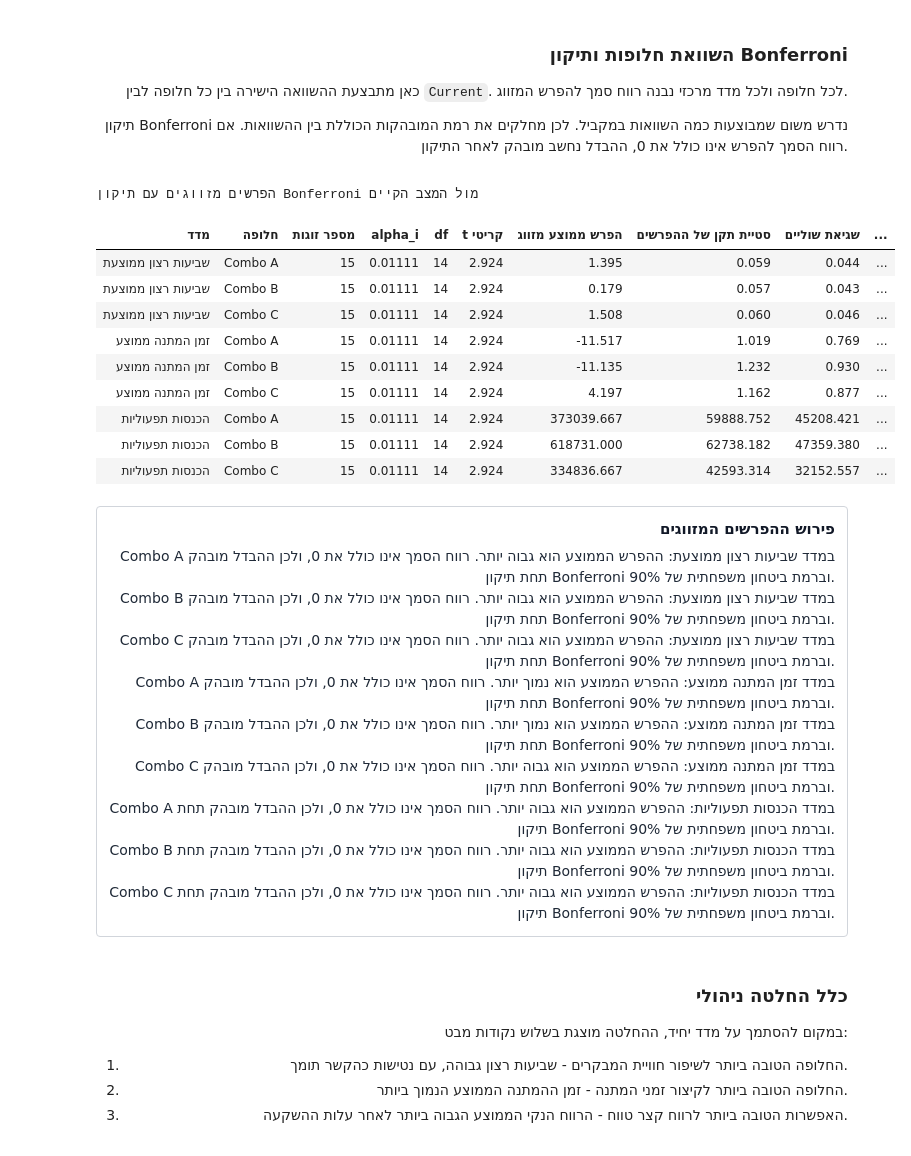
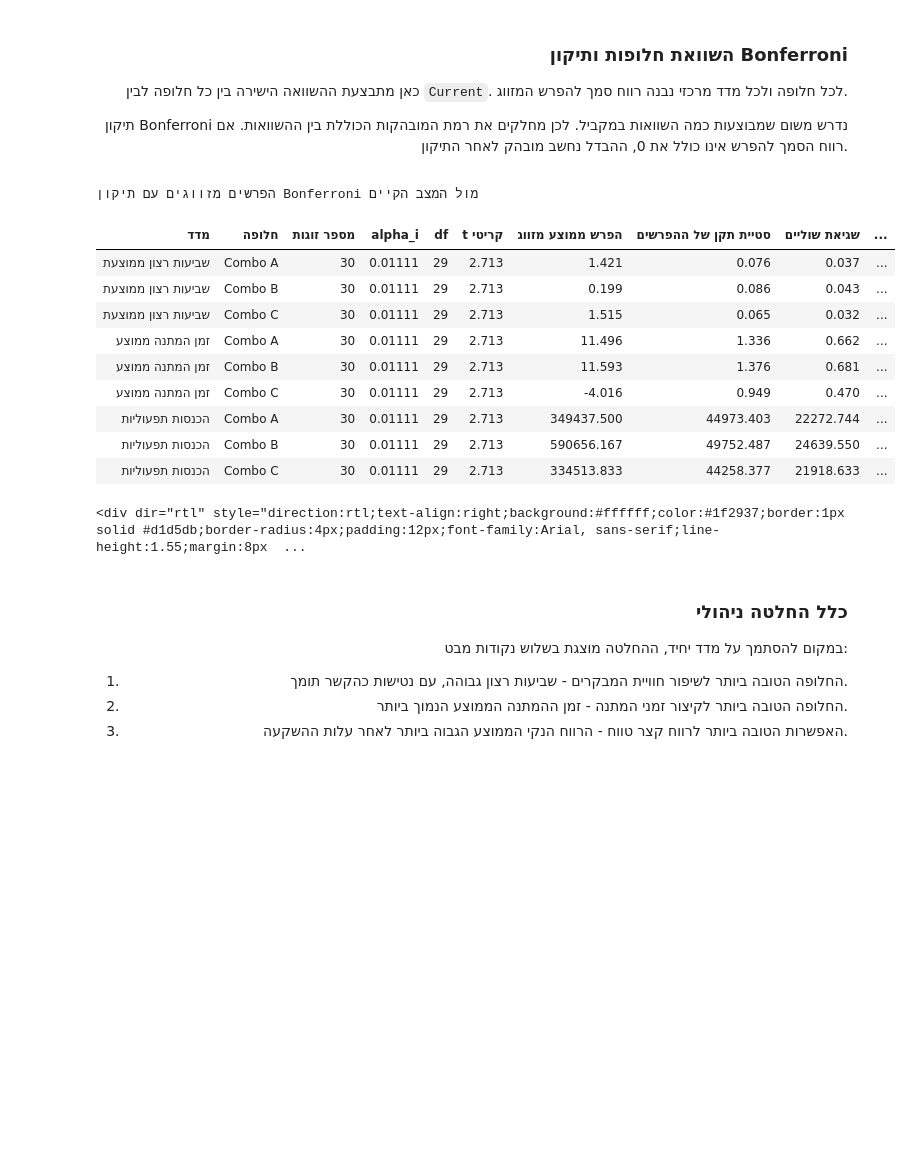
Before and after one commit to elattiass/SimulationPartB, a Jupyter notebook: Queuechella_Colab_Simulation_Report (4).ipynb, the cells around one changed output. Saved outputs shown, nothing was run; the diff lists cells and outputs as text; code cells hidden in the pictures; blank space fills up the shorter version.

```diff
--- a/Queuechella_Colab_Simulation_Report (4).ipynb
+++ b/Queuechella_Colab_Simulation_Report (4).ipynb
@@ -126,13 +126,7 @@ except ImportError:
 
 def report_panel(title, body):
     """Render a clean RTL academic report panel."""
-    html = f"""
-    <div dir="rtl" style="direction:rtl;text-align:right;background:#ffffff;color:#1f2937;border:1px solid #d1d5db;
-                border-radius:4px;padding:12px;font-family:Arial, sans-serif;line-height:1.55;margin:8px 0;">
-      <div style="color:#111827;font-weight:600;margin-bottom:6px;font-size:15px;">{title}</div>
-      <div>{body}</div>
-    </div>
-    """
+    html = f'<div dir="rtl" style="direction:rtl;text-align:right;background:#ffffff;color:#1f2937;border:1px solid #d1d5db;border-radius:4px;padding:12px;font-family:Arial, sans-serif;line-height:1.55;margin:8px 0;"><div style="color:#111827;font-weight:600;margin-bottom:6px;font-size:15px;">{title}</div><div>{body}</div></div>'
     if display and HTML:
         display(HTML(html))
     else:
@@ -145,14 +139,8 @@ def report_table(rows, title="טבלה"):
     if pd is not None:
         df = pd.DataFrame(rows)
         table_html = df.to_html(index=False, border=0, classes="report-table")
-        style = """
-        <style>
-        table.report-table {border-collapse: collapse; width: 100%; font-family: Arial, sans-serif; font-size: 13px; color: #1f2937; direction: rtl;}
-        table.report-table th {background: #f3f4f6; border: 1px solid #d1d5db; padding: 6px 8px; text-align: right; font-weight: 600;}
-        table.report-table td {border: 1px solid #e5e7eb; padding: 6px 8px; vertical-align: top; text-align: right;}
-        table.report-table tr:nth-child(even) {background: #fafafa;}
-        </style>
-        """
+        table_html = table_html.replace("\n", "")
+        style = "<style>table.report-table {border-collapse: collapse; width: 100%; font-family: Arial, sans-serif; font-size: 13px; color: #1f2937; direction: rtl;} table.report-table th {background: #f3f4f6; border: 1px solid #d1d5db; padding: 6px 8px; text-align: right; font-weight: 600;} table.report-table td {border: 1px solid #e5e7eb; padding: 6px 8px; vertical-align: top; text-align: right;} table.report-table tr:nth-child(even) {background: #fafafa;}</style>"
         report_panel(title, style + table_html)
     else:
         print(title)
@@ -2965,7 +2949,8 @@ def required_replications(mean, stdev, current_n, rel_precision=RELATIVE_PRECISI
     if abs(mean) < EPS or stdev <= EPS:
         return 2
     t_crit = bonferroni_t_critical(max(1, current_n - 1))
-    return max(2, math.ceil((t_crit * stdev / (rel_precision * abs(mean))) ** 2))
+    gamma_prime = rel_precision / (1.0 + rel_precision)
+    return max(2, math.ceil((t_crit * stdev / (gamma_prime * abs(mean))) ** 2))
 # %% [markdown]
 <div dir="rtl" style="direction: rtl; text-align: right;">
 
@@ -3092,7 +3077,14 @@ def paired_difference_table(results, baseline="Current"):
             # Paired comparison: each alternative is compared to Current using matched replication numbers/seeds.
             for rep_data in by_rep.values():
                 if baseline in rep_data and scenario in rep_data:
-                    diffs.append(rep_data[scenario][metric] - rep_data[baseline][metric])
+                    val_alt = rep_data[scenario][metric]
+                    val_base = rep_data[baseline][metric]
+                    if metric == "avg_wait_all":
+                        # For waiting time, positive means Current > Alternative (shorter wait time in alternative) -> Improvement
+                        diffs.append(val_base - val_alt)
+                    else:
+                        # For satisfaction and revenue, positive means Alternative > Current -> Improvement
+                        diffs.append(val_alt - val_base)
             n_pairs = len(diffs)
             mean, sd = mean_stdev(diffs)
             df = n_pairs - 1
@@ -3145,14 +3137,15 @@ def run_final_replications(scenarios, pilot_results, final_n, base_seed=9000):
 
     summary = summarize_replications(results)
     worst_precision = worst_primary_relative_precision(summary)
+    gamma_prime = RELATIVE_PRECISION / (1.0 + RELATIVE_PRECISION)
     history = [{
         "attempt": 1,
         "FINAL_REPLICATIONS": final_n,
         "pilot_replications_used": current_n,
         "additional_replications_run": additional_n,
         "worst_primary_relative_precision": worst_precision,
-        "target_relative_precision": RELATIVE_PRECISION,
-        "precision_ok": worst_precision <= RELATIVE_PRECISION,
+        "target_relative_precision": gamma_prime,
+        "precision_ok": worst_precision <= gamma_prime,
     }]
     return final_n, results, summary, history
 # %% [markdown]
@@ -3164,7 +3157,7 @@ def run_final_replications(scenarios, pilot_results, final_n, base_seed=9000):
 
 </div>
 # %%
-PILOT_REPLICATIONS = 15
+PILOT_REPLICATIONS = 30
 scenarios = ["Current", "Combo A", "Combo B", "Combo C"]
 
 pilot_results = run_replications(scenarios, n_replications=PILOT_REPLICATIONS, base_seed=9000)
@@ -3317,54 +3306,49 @@ report_panel("פירוש המדדים המשניים", secondary_interpretation)
 final_paired_differences = paired_difference_table(final_results)
 
 paired_display_rows = [
     {
         "מדד": METRIC_LABELS.get(row["metric"], row["metric"]),
         "חלופה": row["alternative"],
         "מספר זוגות": row["n_pairs"],
         "alpha_i": round(row["alpha_i"], 5),
         "df": row["df"],
         "t קריטי": round(row["t_crit"], 3),
         "הפרש ממוצע מזווג": round(row["paired_mean_diff"], 3),
         "סטיית תקן של ההפרשים": round(row["paired_sd_diff"], 3),
         "שגיאת שוליים": round(row["margin_error"], 3),
         "גבול תחתון": round(row["ci_low"], 3),
         "גבול עליון": round(row["ci_high"], 3),
         "מובהק לאחר Bonferroni": "כן" if row["significant_bonferroni"] else "לא",
     }
     for row in final_paired_differences
 ]
 report_table(paired_display_rows, "הפרשים מזווגים עם תיקון Bonferroni מול המצב הקיים")
 paired_messages = []
 for row in final_paired_differences:
-    direction = "גבוה יותר" if row["paired_mean_diff"] > 0 else "נמוך יותר"
+    if row["metric"] == "avg_wait_all":
+        direction = "חיובי (זמן המתנה קצר יותר, כלומר שיפור)" if row["paired_mean_diff"] > 0 else "שלילי (זמן המתנה ארוך יותר)"
+    else:
+        direction = "חיובי (ערך גבוה יותר, כלומר שיפור)" if row["paired_mean_diff"] > 0 else "שלילי (ערך נמוך יותר)"
+
     if row["significant_bonferroni"]:
         conclusion = "רווח הסמך אינו כולל את 0, ולכן ההבדל מובהק תחת תיקון Bonferroni וברמת ביטחון משפחתית של 90%."
     else:
         conclusion = "רווח הסמך כולל את 0, ולכן לא ניתן לקבוע הבדל מובהק תחת תיקון Bonferroni."
-    paired_messages.append(f"{row['alternative']} במדד {METRIC_LABELS.get(row['metric'], row['metric'])}: ההפרש הממוצע הוא {direction}. {conclusion}")
+    paired_messages.append(f"{row['alternative']} במדד {METRIC_LABELS.get(row['metric'], row['metric'])}: ההפרש הממוצע מראה על {direction}. {conclusion}")
 report_panel("פירוש ההפרשים המזווגים", "<br>".join(paired_messages))
 # %% [output]
 הפרשים מזווגים עם תיקון Bonferroni מול המצב הקיים
 | מדד | חלופה | מספר זוגות | alpha_i | df | t קריטי | הפרש ממוצע מזווג | סטיית תקן של ההפרשים | שגיאת שוליים | ... |
-| שביעות רצון ממוצעת | Combo A | 15 | 0.01111 | 14 | 2.924 | 1.395 | 0.059 | 0.044 | ... |
-| שביעות רצון ממוצעת | Combo B | 15 | 0.01111 | 14 | 2.924 | 0.179 | 0.057 | 0.043 | ... |
-| שביעות רצון ממוצעת | Combo C | 15 | 0.01111 | 14 | 2.924 | 1.508 | 0.060 | 0.046 | ... |
-| זמן המתנה ממוצע | Combo A | 15 | 0.01111 | 14 | 2.924 | -11.517 | 1.019 | 0.769 | ... |
-| זמן המתנה ממוצע | Combo B | 15 | 0.01111 | 14 | 2.924 | -11.135 | 1.232 | 0.930 | ... |
-| זמן המתנה ממוצע | Combo C | 15 | 0.01111 | 14 | 2.924 | 4.197 | 1.162 | 0.877 | ... |
-| הכנסות תפעוליות | Combo A | 15 | 0.01111 | 14 | 2.924 | 373039.667 | 59888.752 | 45208.421 | ... |
-| הכנסות תפעוליות | Combo B | 15 | 0.01111 | 14 | 2.924 | 618731.000 | 62738.182 | 47359.380 | ... |
-| הכנסות תפעוליות | Combo C | 15 | 0.01111 | 14 | 2.924 | 334836.667 | 42593.314 | 32152.557 | ... |
+| שביעות רצון ממוצעת | Combo A | 30 | 0.01111 | 29 | 2.713 | 1.421 | 0.076 | 0.037 | ... |
+| שביעות רצון ממוצעת | Combo B | 30 | 0.01111 | 29 | 2.713 | 0.199 | 0.086 | 0.043 | ... |
+| שביעות רצון ממוצעת | Combo C | 30 | 0.01111 | 29 | 2.713 | 1.515 | 0.065 | 0.032 | ... |
+| זמן המתנה ממוצע | Combo A | 30 | 0.01111 | 29 | 2.713 | 11.496 | 1.336 | 0.662 | ... |
+| זמן המתנה ממוצע | Combo B | 30 | 0.01111 | 29 | 2.713 | 11.593 | 1.376 | 0.681 | ... |
+| זמן המתנה ממוצע | Combo C | 30 | 0.01111 | 29 | 2.713 | -4.016 | 0.949 | 0.470 | ... |
+| הכנסות תפעוליות | Combo A | 30 | 0.01111 | 29 | 2.713 | 349437.500 | 44973.403 | 22272.744 | ... |
+| הכנסות תפעוליות | Combo B | 30 | 0.01111 | 29 | 2.713 | 590656.167 | 49752.487 | 24639.550 | ... |
+| הכנסות תפעוליות | Combo C | 30 | 0.01111 | 29 | 2.713 | 334513.833 | 44258.377 | 21918.633 | ... |
-פירוש ההפרשים המזווגים
-Combo A במדד שביעות רצון ממוצעת: ההפרש הממוצע הוא גבוה יותר. רווח הסמך אינו כולל את 0, ולכן ההבדל מובהק תחת תיקון Bonferroni וברמת ביטחון משפחתית של 90%.
-Combo B במדד שביעות רצון ממוצעת: ההפרש הממוצע הוא גבוה יותר. רווח הסמך אינו כולל את 0, ולכן ההבדל מובהק תחת תיקון Bonferroni וברמת ביטחון משפחתית של 90%.
-Combo C במדד שביעות רצון ממוצעת: ההפרש הממוצע הוא גבוה יותר. רווח הסמך אינו כולל את 0, ולכן ההבדל מובהק תחת תיקון Bonferroni וברמת ביטחון משפחתית של 90%.
-Combo A במדד זמן המתנה ממוצע: ההפרש הממוצע הוא נמוך יותר. רווח הסמך אינו כולל את 0, ולכן ההבדל מובהק תחת תיקון Bonferroni וברמת ביטחון משפחתית של 90%.
-Combo B במדד זמן המתנה ממוצע: ההפרש הממוצע הוא נמוך יותר. רווח הסמך אינו כולל את 0, ולכן ההבדל מובהק תחת תיקון Bonferroni וברמת ביטחון משפחתית של 90%.
-Combo C במדד זמן המתנה ממוצע: ההפרש הממוצע הוא גבוה יותר. רווח הסמך אינו כולל את 0, ולכן ההבדל מובהק תחת תיקון Bonferroni וברמת ביטחון משפחתית של 90%.
-Combo A במדד הכנסות תפעוליות: ההפרש הממוצע הוא גבוה יותר. רווח הסמך אינו כולל את 0, ולכן ההבדל מובהק תחת תיקון Bonferroni וברמת ביטחון משפחתית של 90%.
-Combo B במדד הכנסות תפעוליות: ההפרש הממוצע הוא גבוה יותר. רווח הסמך אינו כולל את 0, ולכן ההבדל מובהק תחת תיקון Bonferroni וברמת ביטחון משפחתית של 90%.
-Combo C במדד הכנסות תפעוליות: ההפרש הממוצע הוא גבוה יותר. רווח הסמך אינו כולל את 0, ולכן ההבדל מובהק תחת תיקון Bonferroni וברמת ביטחון משפחתית של 90%.
+<div dir="rtl" style="direction:rtl;text-align:right;background:#ffffff;color:#1f2937;border:1px solid #d1d5db;border-radius:4px;padding:12px;font-family:Arial, sans-serif;line-height:1.55;margin:8px  ...
 # %% [markdown]
 <div dir="rtl" style="text-align: right;">
 
```
Also changed, not shown: parts of 10 cells of this notebook, 1 other file.
